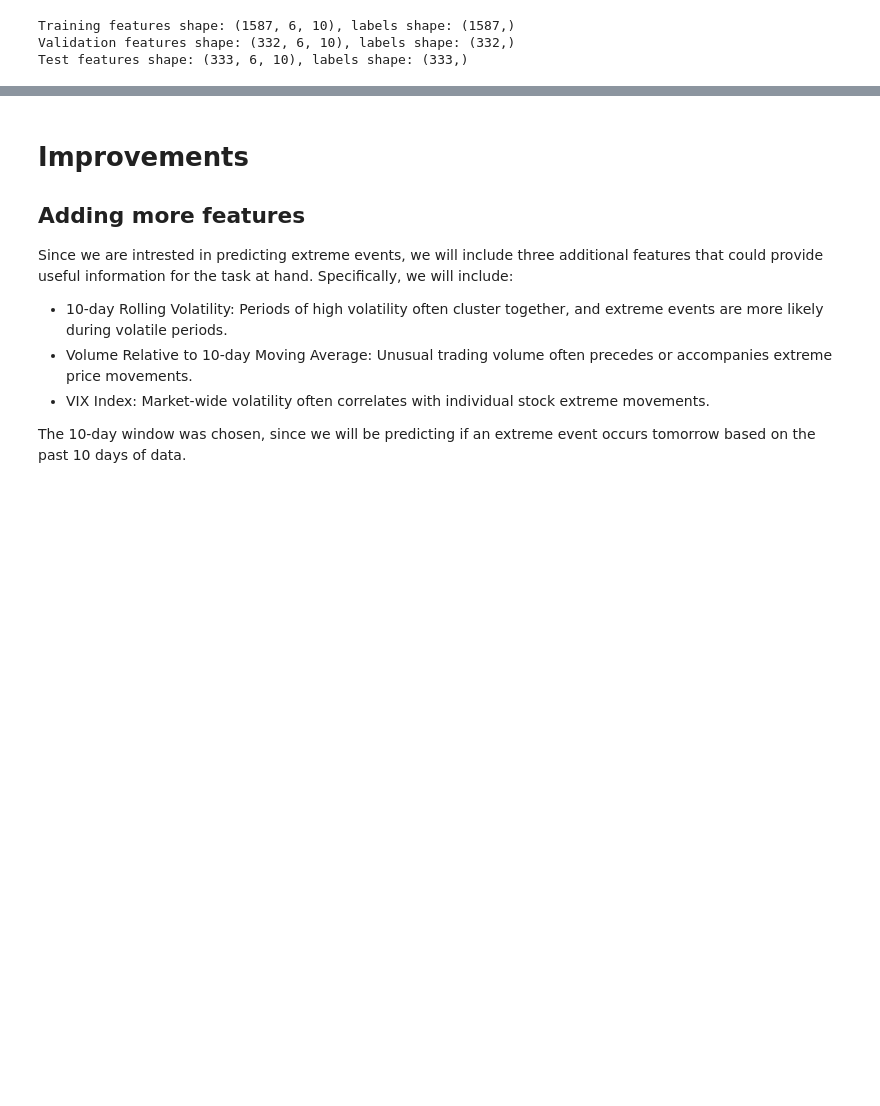
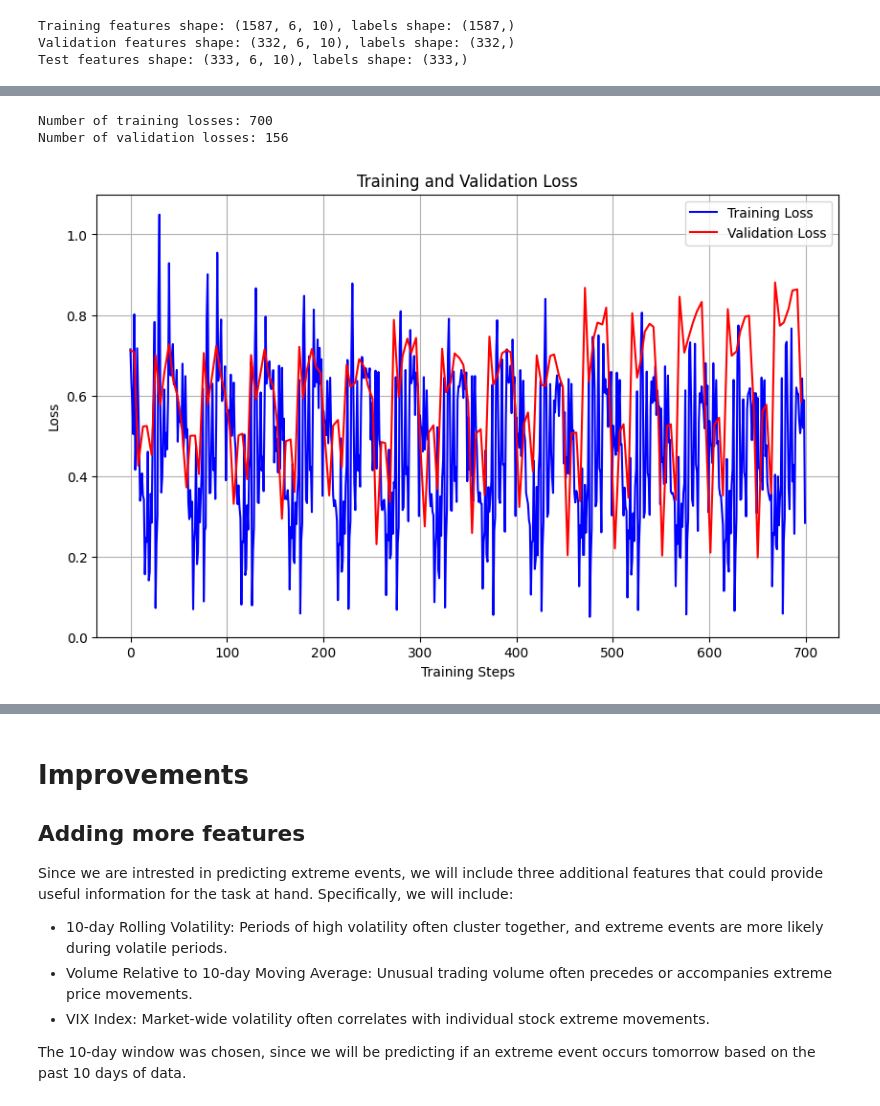
Before and after one commit to nmourdo/extreme_event_prediction, a Jupyter notebook: report.ipynb, the cells around one changed output, grey strips where cells are left out. Drawn from its saved outputs; the diff is of its cells as text; code cells hidden in the pictures; blank space fills up the shorter version.

```diff
--- a/report.ipynb
+++ b/report.ipynb
@@ -723,3 +812,9 @@ model = train_tcnn_model(
+# %%
+plot_training_history(model)
+# %% [output]
+Number of training losses: 700
+Number of validation losses: 156
+[figure, added]
 # %%
 from sklearn.metrics import (accuracy_score, roc_auc_score, balanced_accuracy_score,
                            precision_score, recall_score, fbeta_score, confusion_matrix)
```
Also changed, not shown: parts of 11 cells of this notebook, 40 other files.
